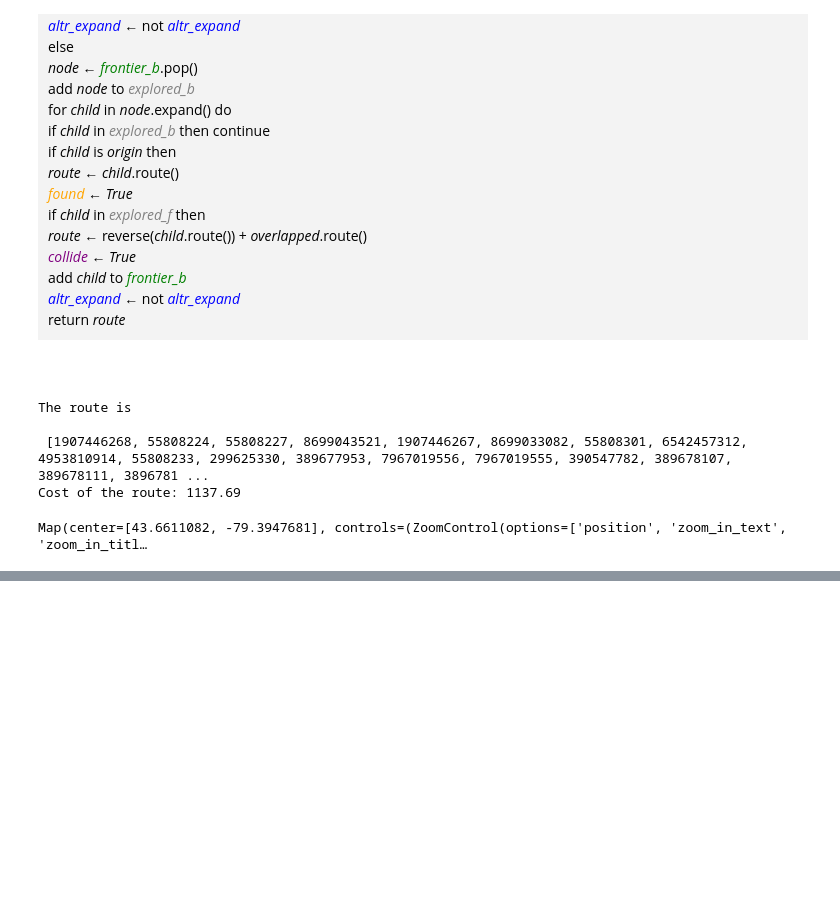
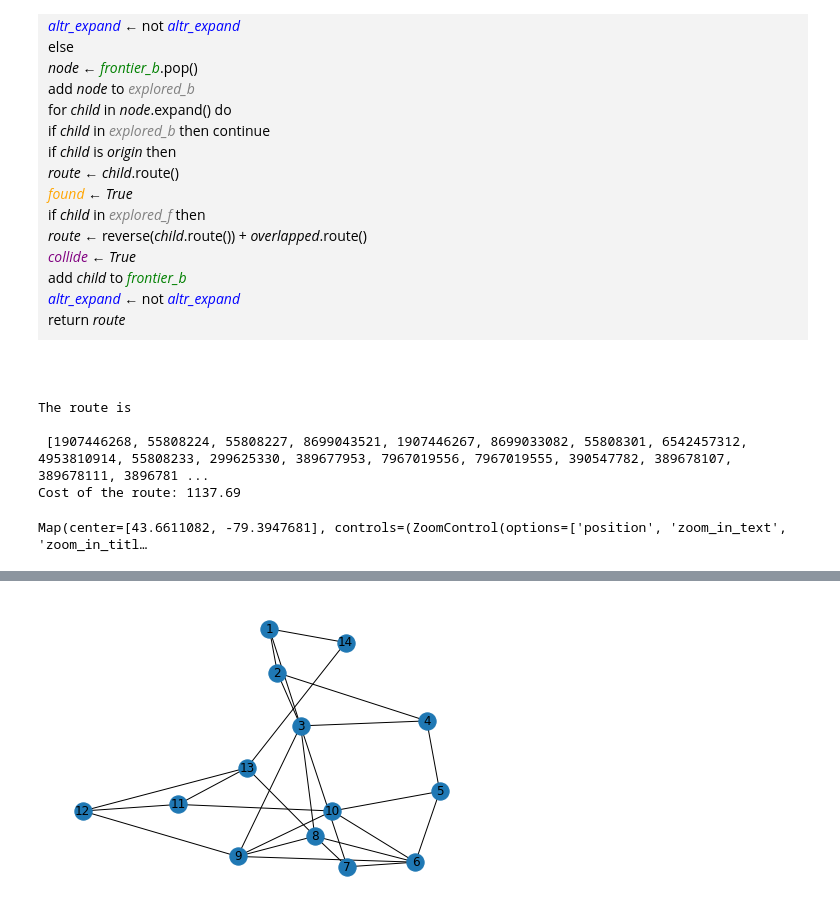
Before and after one commit to SmartMobilityAlgorithms/book, a Jupyter notebook: content/GraphSearchAlgorithms/InformedSearch.ipynb, the cells around one changed output, grey strips where cells are left out. Saved outputs shown, nothing was run; the diff lists cells and outputs as text; code cells hidden in the pictures; blank space fills up the shorter version.

```diff
--- a/content/GraphSearchAlgorithms/InformedSearch.ipynb
+++ b/content/GraphSearchAlgorithms/InformedSearch.ipynb
@@ -476,0 +536,48 @@ Map(center=[43.6611082, -79.3947681], controls=(ZoomControl(options=['position',
+# %%
+import networkx
+import random
+import math
+
+G = networkx.Graph()
+
+# Computing each contraction level requires a new graph, which is costly in terms of memory.
+# To avoid this, we use a flag on every node to show its contraction state.
+
+# Add 14 nodes
+for i in range(1,15):
+    G.add_node(i, contracted=False)
+
+# Define the edges
+edges = [
+    (1,2,{'weight':1}),
+    (1,3,{'weight':4}),
+    (2,3,{'weight':5}),
+    (2,4,{'weight':2}),
+    (3,4,{'weight':2}),
+    (3,7,{'weight':2}),
+    (3,8,{'weight':1}),
+    (3,9,{'weight':1}),
+    (4,5,{'weight':5}),
+    (5,10,{'weight':7}),
+    (6,7,{'weight':4}),
+    (6,8,{'weight':3}),
+    (6,10,{'weight':3}),
+    (6,5,{'weight':3}),
+    (6,9,{'weight':1}),
+    (7,8,{'weight':6}),
+    (8,9,{'weight':3}),
+    (8,13,{'weight':5}),
+    (9,12,{'weight':1}),
+    (9,10,{'weight':3}),
+    (10,11,{'weight':4}),
+    (11,12,{'weight':3}),
+    (11,13,{'weight':4}),
+    (12,13,{'weight':2}),
+    (14,1,{'weight':3}),
+    (14,13,{'weight':2})
+]
+# Add the edges to the graph and visualize it.
+G.add_edges_from([*edges])
+networkx.draw(G,with_labels=True)
+# %% [output]
+[figure, added]
```
Also changed, not shown: parts of 22 cells of this notebook, 16 other files.
